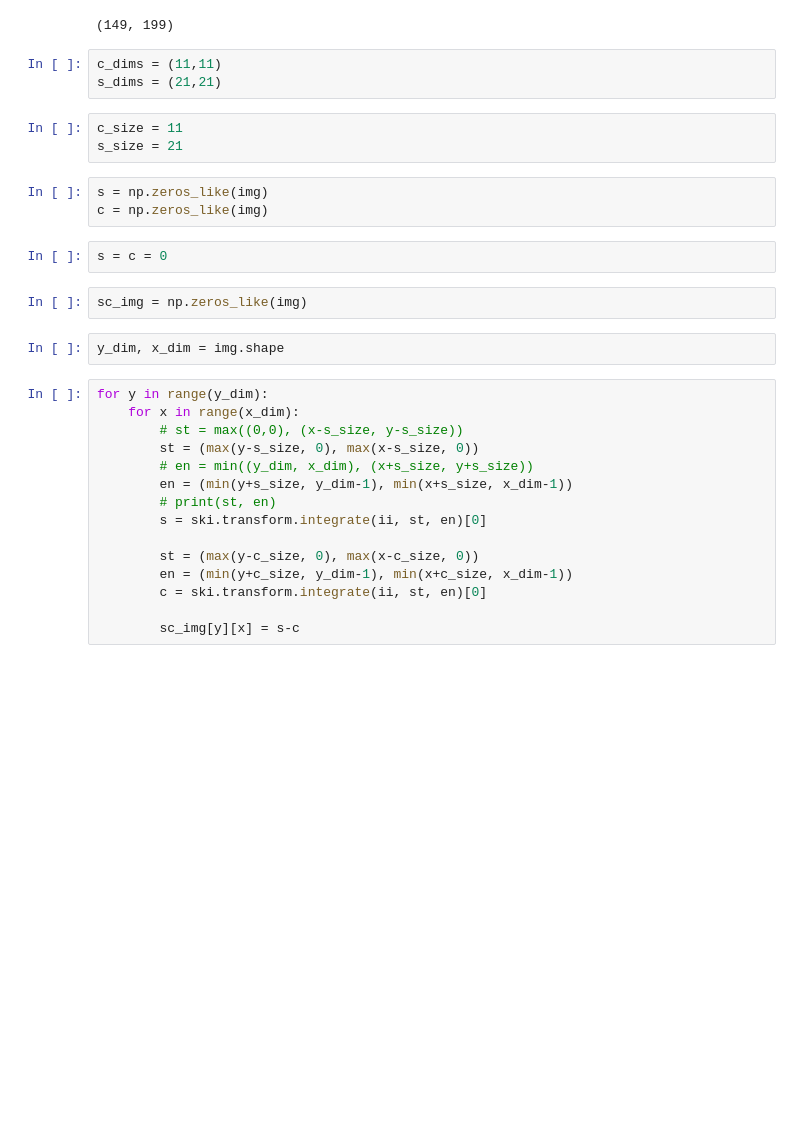
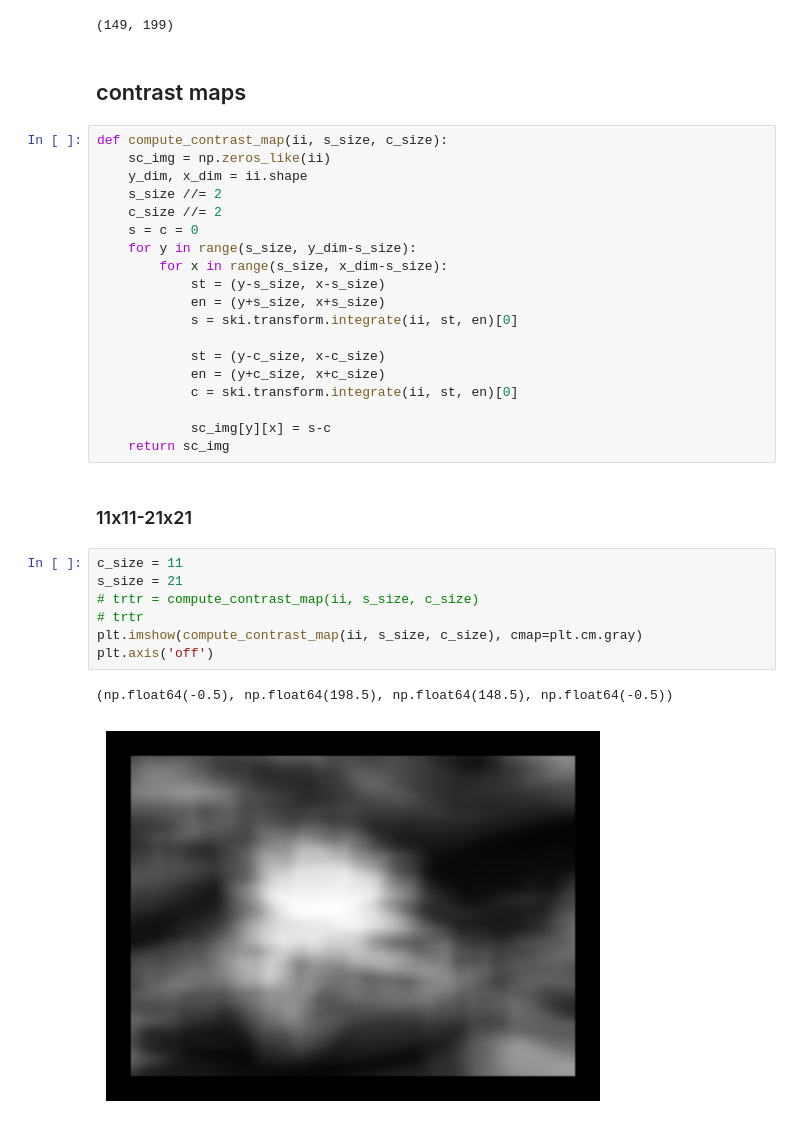
Before and after one commit to marekd6/CV1_labs, a Jupyter notebook: Assignment 01-20251025/cv2_md.ipynb, the cells around one changed output. Drawn from its saved outputs; the diff is of its cells as text; blank space fills up the shorter version.

```diff
--- a/Assignment 01-20251025/cv2_md.ipynb
+++ b/Assignment 01-20251025/cv2_md.ipynb
@@ -67,33 +66,36 @@ ii.shape
 img.shape
 # %% [output]
 (149, 199)
-# %%
-c_dims = (11,11)
-s_dims = (21,21)
+# %% [markdown]
+## contrast maps
+# %%
+def compute_contrast_map(ii, s_size, c_size):
+    sc_img = np.zeros_like(ii)
+    y_dim, x_dim = ii.shape
+    s_size //= 2
+    c_size //= 2
+    s = c = 0
+    for y in range(s_size, y_dim-s_size):
+        for x in range(s_size, x_dim-s_size):
+            st = (y-s_size, x-s_size)
+            en = (y+s_size, x+s_size)
+            s = ski.transform.integrate(ii, st, en)[0]
+
+            st = (y-c_size, x-c_size)
+            en = (y+c_size, x+c_size)
+            c = ski.transform.integrate(ii, st, en)[0]
+
+            sc_img[y][x] = s-c
+    return sc_img
+# %% [markdown]
+### 11x11-21x21
 # %%
 c_size = 11
 s_size = 21
+# trtr = compute_contrast_map(ii, s_size, c_size)
+# trtr
+plt.imshow(compute_contrast_map(ii, s_size, c_size), cmap=plt.cm.gray)
+plt.axis('off')
+# %% [output]
+(np.float64(-0.5), np.float64(198.5), np.float64(148.5), np.float64(-0.5))
+[figure, added]
-# %%
-s = np.zeros_like(img)
-c = np.zeros_like(img)
-# %%
-s = c = 0
-# %%
-sc_img = np.zeros_like(img)
-# %%
-y_dim, x_dim = img.shape
-# %%
-for y in range(y_dim):
-    for x in range(x_dim):
-        # st = max((0,0), (x-s_size, y-s_size))
-        st = (max(y-s_size, 0), max(x-s_size, 0))
-        # en = min((y_dim, x_dim), (x+s_size, y+s_size))
-        en = (min(y+s_size, y_dim-1), min(x+s_size, x_dim-1))
-        # print(st, en)
-        s = ski.transform.integrate(ii, st, en)[0]
-
-        st = (max(y-c_size, 0), max(x-c_size, 0))
-        en = (min(y+c_size, y_dim-1), min(x+c_size, x_dim-1))
-        c = ski.transform.integrate(ii, st, en)[0]
-
-        sc_img[y][x] = s-c
```
Also changed, not shown: parts of 3 cells of this notebook.
